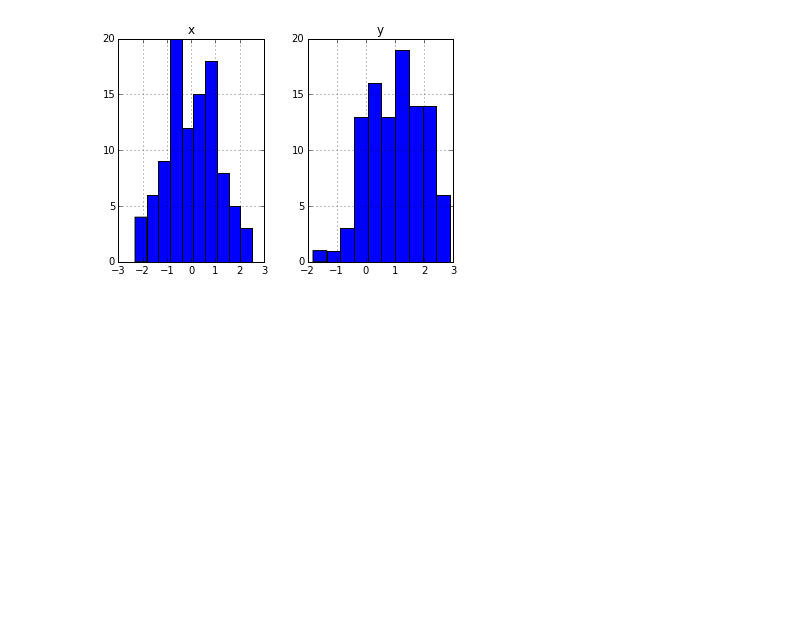
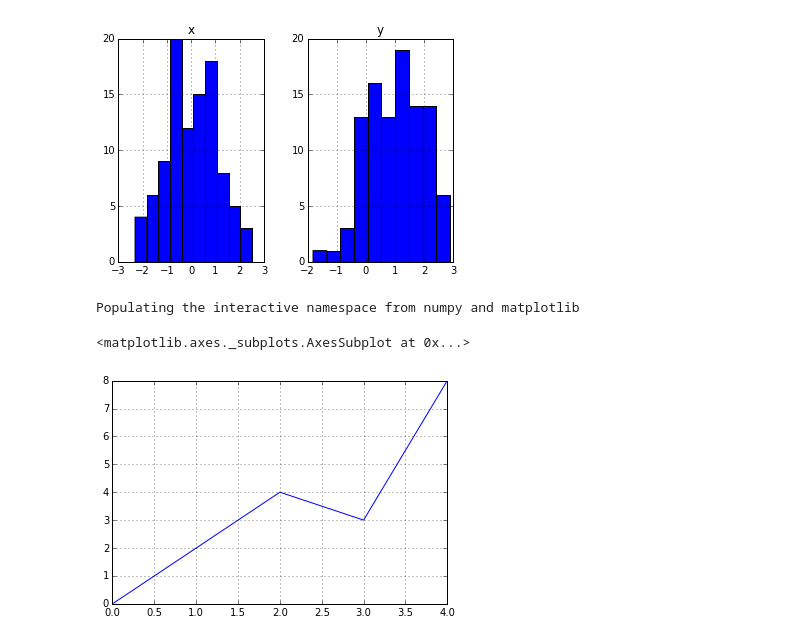
Before and after one commit to rischanlab/pandas, a Jupyter notebook: learn/[7] Simple Plot Pandas.ipynb, the cells around one changed output. Drawn from its saved outputs; the diff is of its cells as text; code cells hidden in the pictures; blank space fills up the shorter version.

```diff
--- a/learn/[7] Simple Plot Pandas.ipynb
+++ b/learn/[7] Simple Plot Pandas.ipynb
@@ -47,3 +47,10 @@ Populating the interactive namespace from numpy and matplotlib
 array([[<matplotlib.axes._subplots.AxesSubplot object at 0x...>,
         <matplotlib.axes._subplots.AxesSubplot object at 0x...>]], dtype=object)
 [figure]
+# %%
+%pylab inline
+pd.Series([0,2,4,3,8]).plot()
+# %% [output]
+Populating the interactive namespace from numpy and matplotlib
+<matplotlib.axes._subplots.AxesSubplot at 0x...>
+[figure, added]
```
Also changed, not shown: parts of 1 cell of this notebook, 1 other file.
